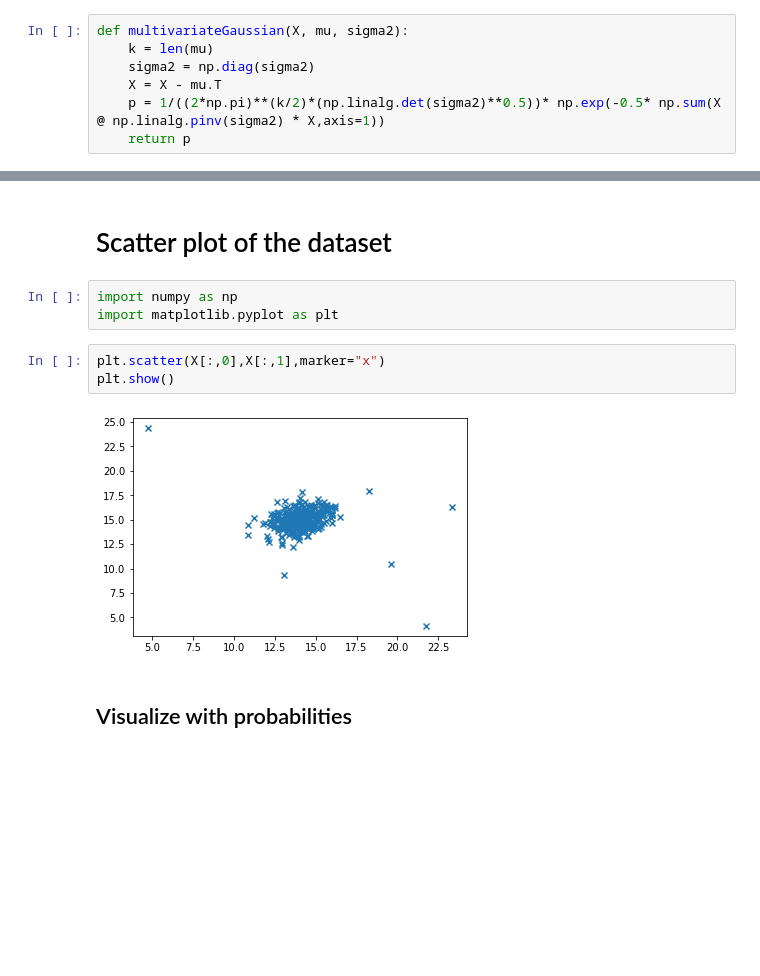
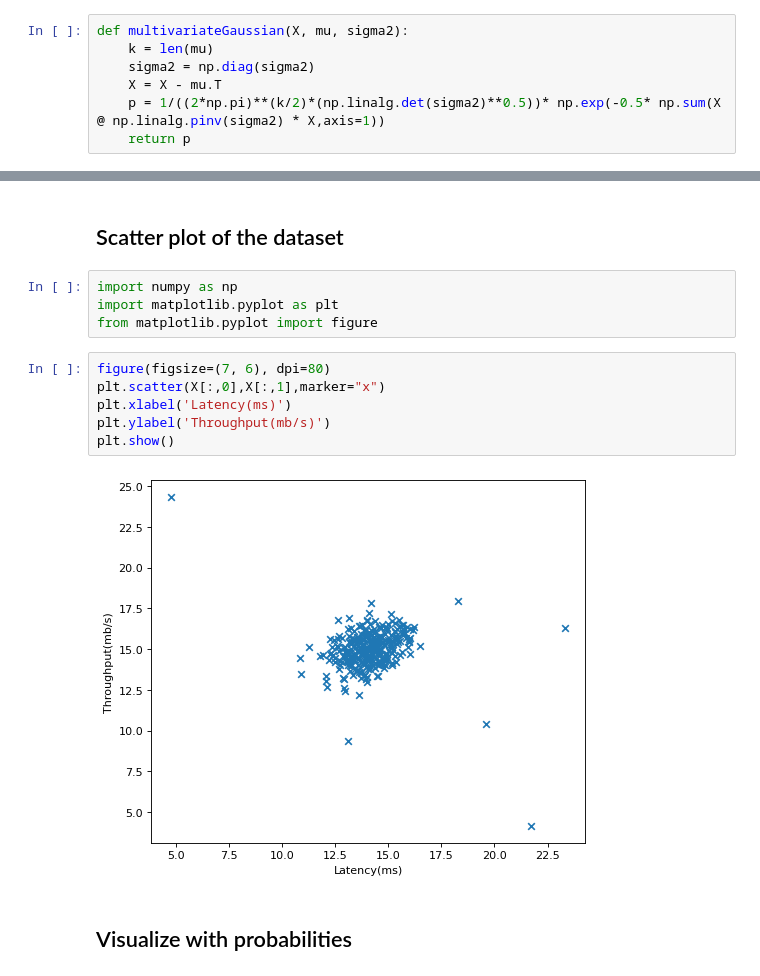
Before and after one commit to therobotacademy/kaggle-anomaly-detection, a Jupyter notebook: data/MultivariateGaussian/GaussianMixtureModels.server-anomaly_detection.ipynb, the cells around one changed output, grey strips where cells are left out. Drawn from its saved outputs; the diff is of its cells as text; blank space fills up the shorter version.

```diff
--- a/data/MultivariateGaussian/GaussianMixtureModels.server-anomaly_detection.ipynb
+++ b/data/MultivariateGaussian/GaussianMixtureModels.server-anomaly_detection.ipynb
@@ -50,13 +48,17 @@ p = multivariateGaussian(X, mu, sigma2)
 # %% [markdown]
-# Scatter plot of the dataset
+## Scatter plot of the dataset
 # %%
 import numpy as np
 import matplotlib.pyplot as plt
+from matplotlib.pyplot import figure
 # %%
+figure(figsize=(7, 6), dpi=80)
 plt.scatter(X[:,0],X[:,1],marker="x")
+plt.xlabel('Latency(ms)')
+plt.ylabel('Throughput(mb/s)')
 plt.show()
 # %% [output]
-[figure, old version]
+[figure, new version]
 # %% [markdown]
 ## Visualize with probabilities
 # %%
```
Also changed, not shown: parts of 26 cells of this notebook.
